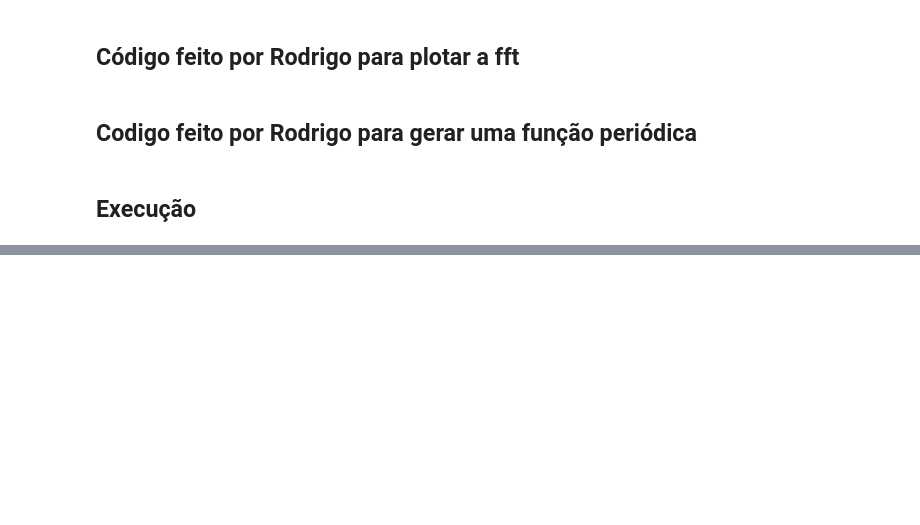
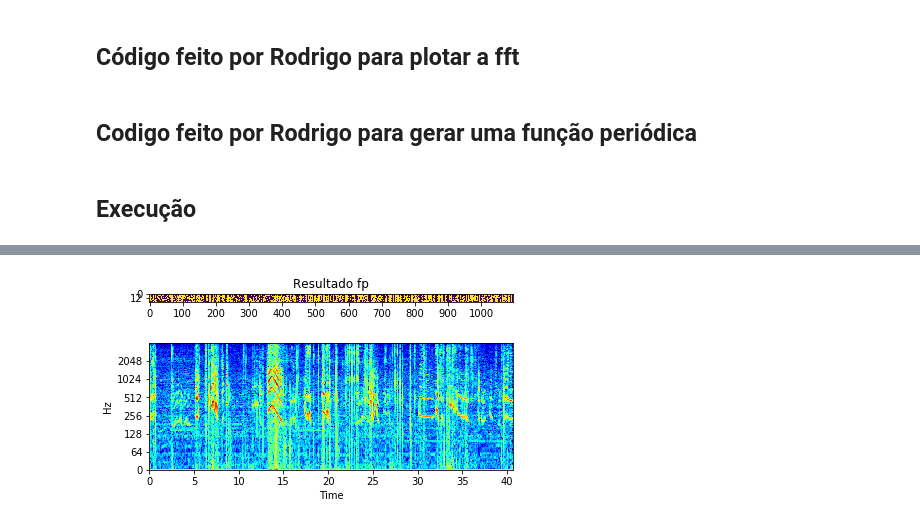
Before and after one commit to BiancaCarneiro/Audio_fingerprinting, a Jupyter notebook: Assinatura/assinatura.ipynb, the cells around one changed output, grey strips where cells are left out. Drawn from its saved outputs; the diff is of its cells as text; code cells hidden in the pictures; blank space fills up the shorter version.

```diff
--- a/Assinatura/assinatura.ipynb
+++ b/Assinatura/assinatura.ipynb
@@ -23,7 +16,7 @@ def fingerprint(samples, sampling_rate,  channels=2, max_length=0)->np.ndarray:
     num_timeframes = int(max_length/samples_per_window) # Descobre quantos frames
     num_bands = 25 # 25 bandas, segundo o artigo
 
-    fngrprnt = np.empty([channels,num_timeframes-1,num_bands-1]) #Declarando o fingerprint
+    fngrprnt = np.empty([channels,num_timeframes-1,num_bands-1],dtype=int) #Declarando o fingerprint
     for k,ch in enumerate(samples):
 
         add_zero = num_timeframes - (max_length % num_timeframes) #Calculando quantos zeros serão
@@ -33,17 +26,18 @@ def fingerprint(samples, sampling_rate,  channels=2, max_length=0)->np.ndarray:
 
         windows = np.split(ch,num_timeframes) #Dividindo a track em frames
 
-        fft_windows = np.empty(np.shape(windows)) #Criando array que receberá as transformadas
+        fft_windows = np.empty(np.shape(windows), dtype=complex) #Criando array que receberá as transformadas
+
         for i,window in enumerate(windows):
+            fft_windows[i] = scipy.fft.fft(window) #Montando os frames transformados
 
-            fft_windows[i] = fft(window) #Montando os frames transformados
 
         len_frame = int(len(ch)/num_timeframes)
         add_bands_zero = num_bands - (len_frame % num_bands)#Calculando quantos zeros serão
                                                             # necessários para um split exato
         timeframe_bands = np.empty([num_timeframes,num_bands]) #Criando array que receberá as transformadas
         for j,fft_window in enumerate(fft_windows):
-            aux = np.split(np.append(fft_window,np.zeros(add_bands_zero)),num_bands) # Adicionando os zeros
+            aux = np.split(np.append(fft_window,np.zeros(add_bands_zero,dtype=complex)),num_bands) # Adicionando os zeros
                                                                                      #necessários e splitando
             timeframe_bands[j] = average(aux) #Tirando a média de cada banda de energia e montando o array
 
@@ -246,0 +196,29 @@ fig.savefig("Resultado.png", format="png")
+# %%
+nome = "consegui"
+sample, sample_rate = librosa.load(nome +".wav", sr=None, mono=False) #Carrega o arquivo
+fing = fingerprint([sample],sample_rate,1,len(sample)) #Faz a fingerprint
+np.savetxt(nome + ".csv",fing[0],delimiter=',')
+
+plotar = fing[0]
+fig, (ax,spec) = plt.subplots(2,1)
+im = ax.imshow(plotar.T)
+
+# Show ticks
+ax.set_xticks(np.arange(0,1095,step=100))
+ax.set_yticks(np.arange(0,24,step=12))
+
+FRAME_SIZE = 2048
+HOP_SIZE = 512
+
+data_1D = librosa.stft(sample, n_fft=FRAME_SIZE, hop_length=HOP_SIZE)
+Y_scale = np.abs(data_1D)**2
+Y_scale = librosa.power_to_db(Y_scale,ref=np.max)
+librosa.display.specshow(Y_scale,sr=sample_rate, hop_length=HOP_SIZE, x_axis="time", y_axis="log",cmap=plt.cm.jet)
+
+ax.set_title("Resultado fp")
+librosa.display.specshow(Y_scale,sr=sample_rate, x_axis="time", y_axis="log",cmap=plt.cm.jet)
+fig.tight_layout()
+plt.show()
+fig.savefig(nome + ".png", format="png")
+# %% [output]
+[figure, added]
```
Also changed, not shown: parts of 7 cells of this notebook.
